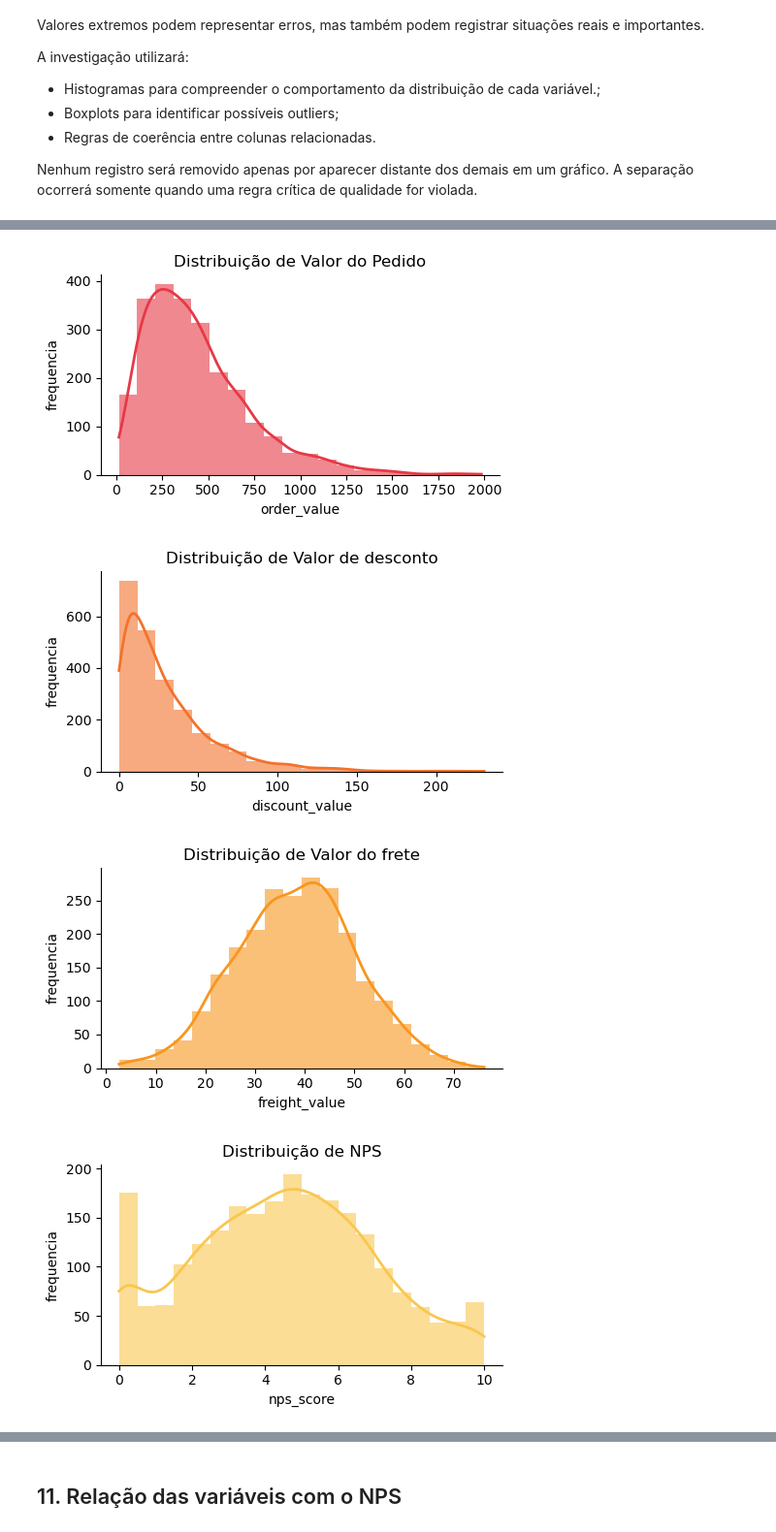
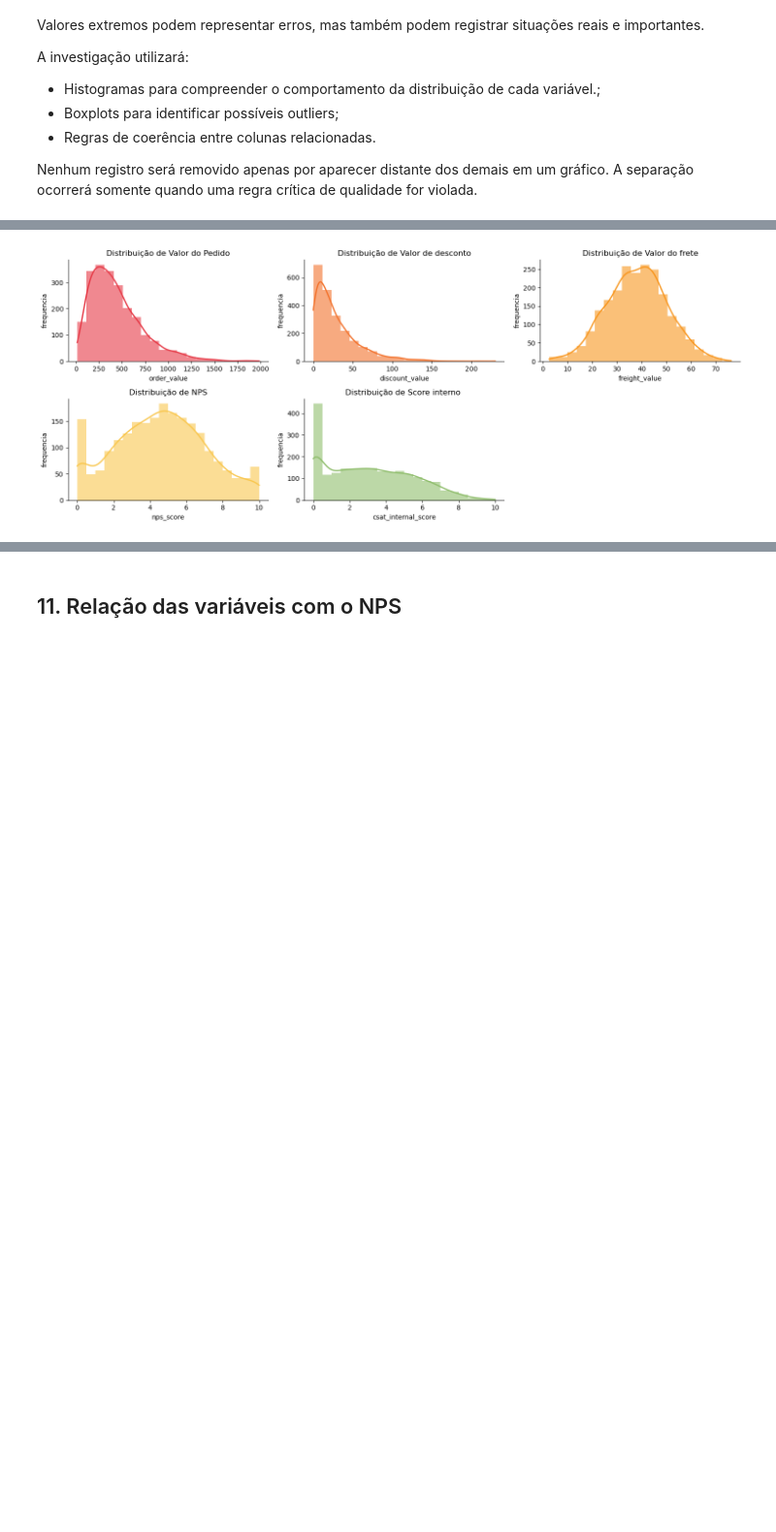
Before and after one commit to Fabio-Costa986/Business-understanding-and-data-analysis, a Jupyter notebook: notebook/EDA.ipynb, the cells around one changed output, grey strips where cells are left out. Shown at 97% size. Cells and saved outputs as stored; diff of their text form; code cells hidden in the pictures; blank space fills up the shorter version.

```diff
--- a/notebook/EDA.ipynb
+++ b/notebook/EDA.ipynb
@@ -625,7 +603,7 @@ A prática adotada será a **quarentena de dados**:
 # %%
 # Máscaras das regras críticas
 regra_atraso = (
-    df["delivery_delay_days"] > df["delivery_time_days"]
+    df["delivery_delay_days"] >= df["delivery_time_days"]
 )
 
 regra_desconto = (
@@ -1077,46 +1055,58 @@ df[colunas_outliers_continuas].describe().T.round(2)
 #   HISTOGRAMAS PARA IDENTIFICAÇÃO DE DISTRIBUIÇÃO
 #====================================================#
 # Permite analisar o comportamento e a distribuição dos valores, observando concentração, dispersão e possíveis assimetrias.
 
 #cores para os histogramas
 cores = [
     "#E63946",  # 1. Vermelho
     "#F3722C",  # 2. Vermelho-laranja
     "#F8961E",  # 3. Laranja
     "#F9C74F",  # 4. Amarelo
     "#90BE6D",  # 5. Verde
     ]
 
-for coluna, cor in zip(colunas_outliers_continuas, cores):
+import math
+n = len(colunas_outliers_continuas) # colunas_outliers_continuas é uma lista com os nomes das colunas que você quer plotar. len() conta quantos itens tem nessa lista. Isso vira n = número de gráficos que você vai precisar.
+#cria a figura e retorna uma matriz de Axes (eixos), um para cada posição da grade.
+ncols = 3
+nrows = math.ceil(n/ncols)
+#calcula quantas linhas (nrows) vai precisar pra caber todos os n gráficos. math.ceil() arredonda pra cima
 
-    plt.figure(figsize=(5,3))
+# Essa linha abaixo é a que cria a "folha inteira" já dividida.
+fig, axes = plt.subplots(nrows, ncols, figsize=(5*ncols,3*nrows))
+# fig = folha
+# axes = matriz no formato nrows x ncols
+# figsize=(5*ncols, 3*nrows) = tamanho da folha em polegadas
+
+for ax, coluna, cor in zip(axes.flat, colunas_outliers_continuas, cores):
 
     sns.histplot(
         df[coluna],
         bins=20,
         kde=True,
         color=cor,
         edgecolor=None,
         alpha=0.6,
-        line_kws={
-            "color":cor,
-            "linewidth":2
-        }
+        line_kws={"color": cor, "linewidth": 2},
+        ax=ax  # <-- chave: diz ao seaborn em qual subplot desenhar
     )
+    #O ax=ax é o que diz ao seaborn: "não desenha num gráfico novo, desenha DENTRO desse quadrinho específico que veio do loop".
 
     nome = nomes_graficos[coluna]
-    plt.title(f"Distribuição de {nome}", fontsize=12)
-    plt.xlabel(coluna)
-    plt.ylabel("frequencia")
+    ax.set_title(f"Distribuição de {nome}", fontsize=12)  # ax.set_title, não plt.title
+    ax.set_xlabel(coluna)                                   # ax.set_xlabel, não plt.xlabel
+    ax.set_ylabel("frequencia")                             # ax.set_ylabel, não plt.ylabel
+    sns.despine(ax=ax)
 
-    sns.despine() #remove as bordas superior e direita do gráfico, deixando com uma aparência mais moderna.
-    plt.tight_layout()
-    plt.show()
+    # esconde eixos vazios, caso a grade não feche exatamente
+    # fora do for principal! (repare a indentação — 1 nível a menos)
+for ax_vazio in axes.flat[n:]:
+    ax_vazio.set_visible(False)
+
+plt.tight_layout()
+plt.show()
 
     #deixei a linha que representa a densidade dos valores (kde) somente para as variáveis contínuas porque essa curva "suave" representa uma aproximação matemática passando por valores intermediários, ajudando na interpretação do histograma.
     #Para as variáveis discretas, as barras são muito mais informativas, porque as variaveis são numeros inteiros.
 # %% [output]
-[figure, old version]
+[figure, new version]
-[figure, removed]
-[figure, removed]
-[figure, removed]
```
Also changed, not shown: parts of 19 cells of this notebook.
